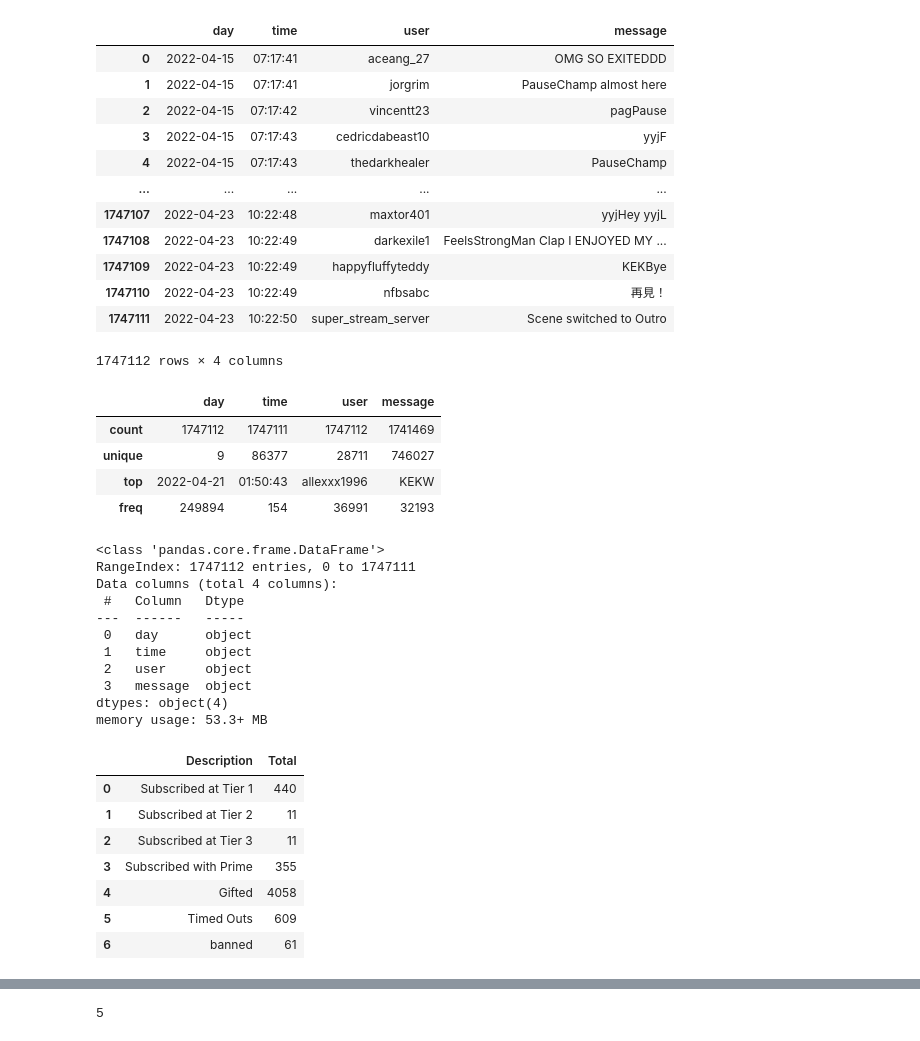
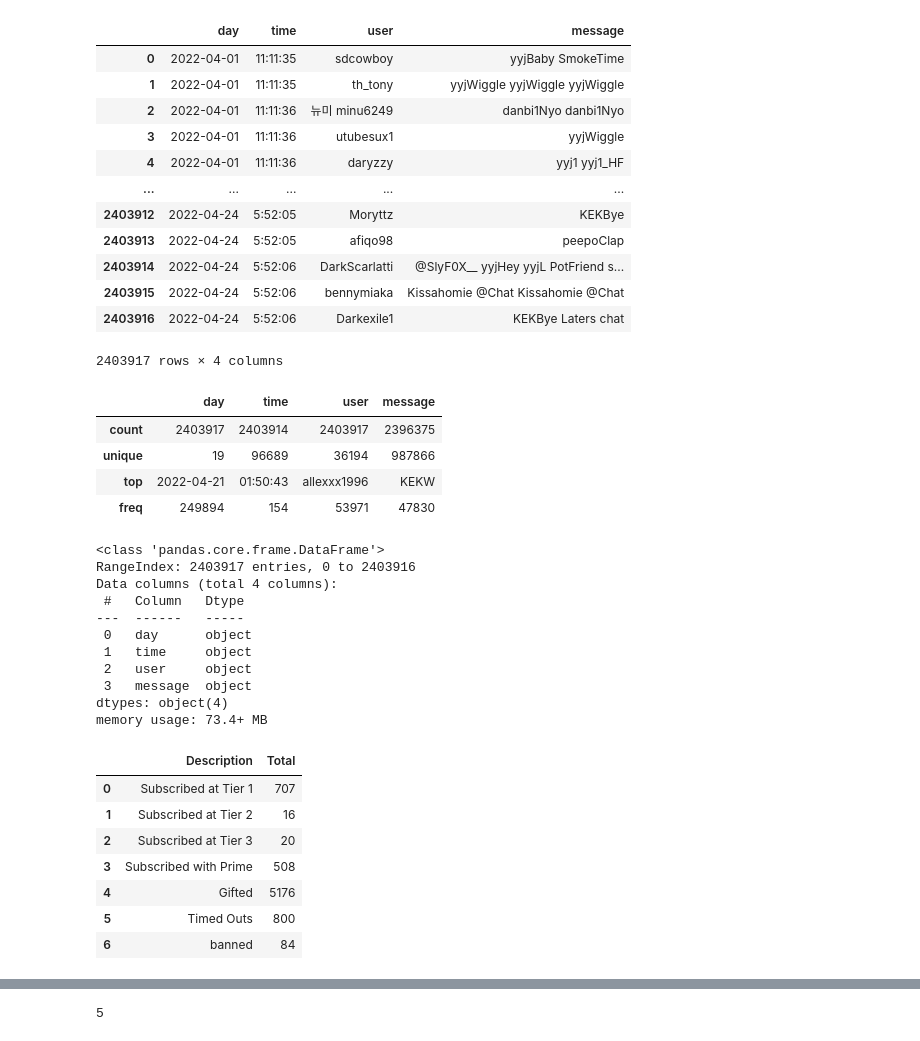
Before and after one commit to quassidi/-Monthly_YYJ_Report, a Jupyter notebook: monthly_jinnytty_analytics.ipynb, the cells around one changed output, grey strips where cells are left out. Saved outputs shown, nothing was run; the diff lists cells and outputs as text; code cells hidden in the pictures.

```diff
--- a/monthly_jinnytty_analytics.ipynb
+++ b/monthly_jinnytty_analytics.ipynb
@@ -1,45 +1,45 @@
 # %%
 import pandas as pd
 from matplotlib import dates as mpl_dates
 import matplotlib.pyplot as plt
 import numpy as np
 import pandas as pd
 import seaborn as sns
 import math
 from datetime import datetime, timedelta
 from jinja2 import Environment, FileSystemLoader
 
-read = pd.read_csv('700000s.txt', delimiter=',', encoding='utf8', header=None, names=["day", "time", "user", "message"])
+read = pd.read_csv('april.txt', delimiter=',', encoding='utf8', header=None, names=["day", "time", "user", "message"])
 #droping the first column because all id values are from the individual day csv files
 df = read.reset_index(drop=True)
 df
 # %% [output]
 |  | day | time | user | message |
-| 0 | 2022-04-15 | 07:17:41 | aceang_27 | OMG SO EXITEDDD |
-| 1 | 2022-04-15 | 07:17:41 | jorgrim | PauseChamp almost here |
-| 2 | 2022-04-15 | 07:17:42 | vincentt23 | pagPause |
-| 3 | 2022-04-15 | 07:17:43 | cedricdabeast10 | yyjF |
-| 4 | 2022-04-15 | 07:17:43 | thedarkhealer | PauseChamp |
+| 0 | 2022-04-01 | 11:11:35 | sdcowboy | yyjBaby SmokeTime |
+| 1 | 2022-04-01 | 11:11:35 | th_tony | yyjWiggle yyjWiggle yyjWiggle |
+| 2 | 2022-04-01 | 11:11:36 | 뉴미 minu6249 | danbi1Nyo danbi1Nyo |
+| 3 | 2022-04-01 | 11:11:36 | utubesux1 | yyjWiggle |
+| 4 | 2022-04-01 | 11:11:36 | daryzzy | yyj1 yyj1_HF |
 | ... | ... | ... | ... | ... |
-| 1747107 | 2022-04-23 | 10:22:48 | maxtor401 | yyjHey yyjL |
-| 1747108 | 2022-04-23 | 10:22:49 | darkexile1 | FeelsStrongMan Clap I ENJOYED MY ... |
-| 1747109 | 2022-04-23 | 10:22:49 | happyfluffyteddy | KEKBye |
-| 1747110 | 2022-04-23 | 10:22:49 | nfbsabc | 再見！ |
-| 1747111 | 2022-04-23 | 10:22:50 | super_stream_server | Scene switched to Outro |
+| 2403912 | 2022-04-24 | 5:52:05 | Moryttz | KEKBye |
+| 2403913 | 2022-04-24 | 5:52:05 | afiqo98 | peepoClap |
+| 2403914 | 2022-04-24 | 5:52:06 | DarkScarlatti | @SlyF0X__ yyjHey yyjL PotFriend s... |
+| 2403915 | 2022-04-24 | 5:52:06 | bennymiaka | Kissahomie @Chat Kissahomie @Chat |
+| 2403916 | 2022-04-24 | 5:52:06 | Darkexile1 | KEKBye Laters chat |
-1747112 rows × 4 columns
+2403917 rows × 4 columns
 # %%
 df.describe()
 # %% [output]
 |  | day | time | user | message |
-| count | 1747112 | 1747111 | 1747112 | 1741469 |
-| unique | 9 | 86377 | 28711 | 746027 |
+| count | 2403917 | 2403914 | 2403917 | 2396375 |
+| unique | 19 | 96689 | 36194 | 987866 |
 | top | 2022-04-21 | 01:50:43 | allexxx1996 | KEKW |
-| freq | 249894 | 154 | 36991 | 32193 |
+| freq | 249894 | 154 | 53971 | 47830 |
 # %%
 df.info()
 # %% [output]
 <class 'pandas.core.frame.DataFrame'>
-RangeIndex: 1747112 entries, 0 to 1747111
+RangeIndex: 2403917 entries, 0 to 2403916
 Data columns (total 4 columns):
  #   Column   Dtype
 ---  ------   -----
@@ -48,7 +48,7 @@ Data columns (total 4 columns):
  2   user     object
  3   message  object
 dtypes: object(4)
-memory usage: 53.3+ MB
+memory usage: 73.4+ MB
 # %%
 today = datetime.today()
 d2 = today.strftime("%B %d, %Y")
@@ -74,13 +74,13 @@ moreData = pd.DataFrame(data=d)
 moreData
 # %% [output]
 |  | Description | Total |
-| 0 | Subscribed at Tier 1 | 440 |
-| 1 | Subscribed at Tier 2 | 11 |
-| 2 | Subscribed at Tier 3 | 11 |
-| 3 | Subscribed with Prime | 355 |
-| 4 | Gifted | 4058 |
-| 5 | Timed Outs | 609 |
-| 6 | banned | 61 |
+| 0 | Subscribed at Tier 1 | 707 |
+| 1 | Subscribed at Tier 2 | 16 |
+| 2 | Subscribed at Tier 3 | 20 |
+| 3 | Subscribed with Prime | 508 |
+| 4 | Gifted | 5176 |
+| 5 | Timed Outs | 800 |
+| 6 | banned | 84 |
 # %%
 clean_wothoutNA = df.dropna()
 most_used_words = pd.Series(' '.join(clean_wothoutNA['message']).split()).value_counts()[:70].reset_index()
```
Also changed, not shown: parts of 13 cells of this notebook.
